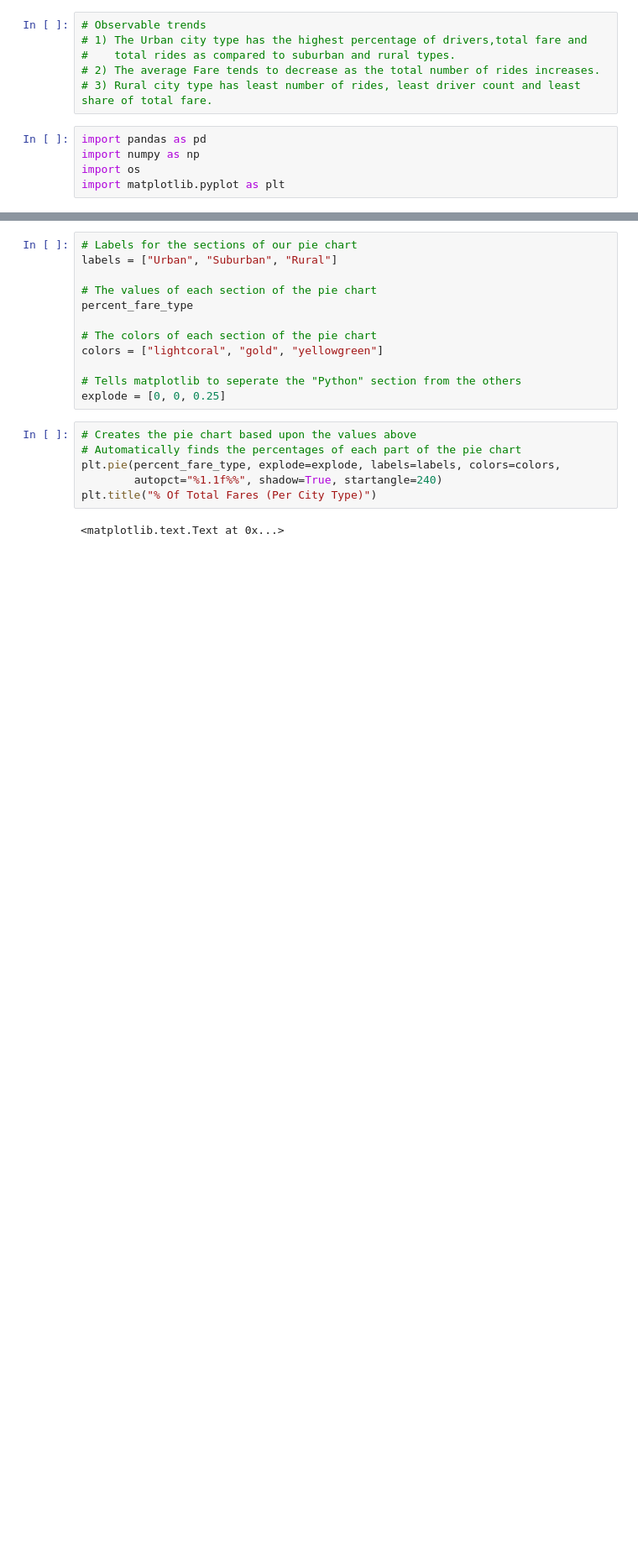
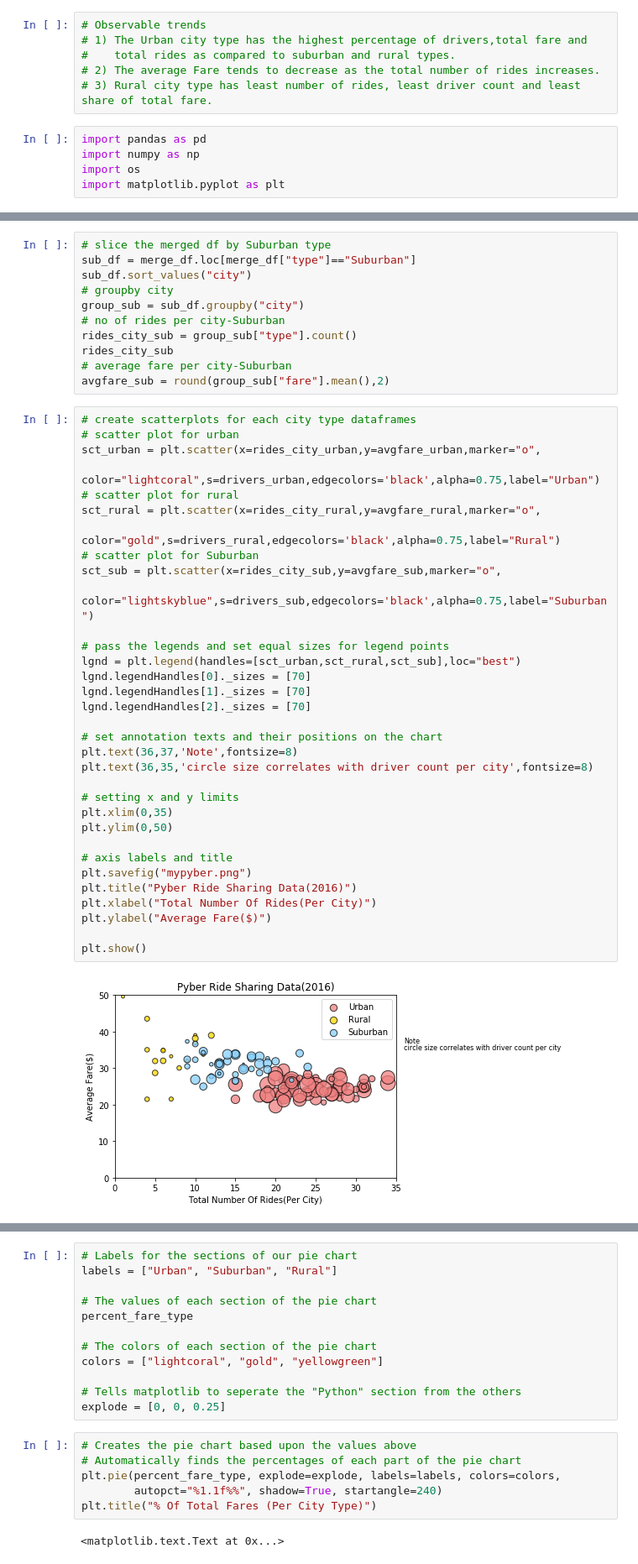
Before and after one commit to bharnats/Matplotlib-Pyber, a Jupyter notebook: Pyber.ipynb, the cells around one changed output, grey strips where cells are left out. Shown: that part at 84% size. Saved outputs shown, nothing was run; the diff lists cells and outputs as text; blank space fills up the shorter version.

Commit message:
passed legends and annotation text to the bubble plot

```diff
--- a/Pyber.ipynb
+++ b/Pyber.ipynb
@@ -82,3 +67,49 @@ plt.show()
+# %%
+# slice the merged df by Suburban type
+sub_df = merge_df.loc[merge_df["type"]=="Suburban"]
+sub_df.sort_values("city")
+# groupby city
+group_sub = sub_df.groupby("city")
+# no of rides per city-Suburban
+rides_city_sub = group_sub["type"].count()
+rides_city_sub
+# average fare per city-Suburban
+avgfare_sub = round(group_sub["fare"].mean(),2)
+# %%
+# create scatterplots for each city type dataframes
+# scatter plot for urban
+sct_urban = plt.scatter(x=rides_city_urban,y=avgfare_urban,marker="o",
+                        color="lightcoral",s=drivers_urban,edgecolors='black',alpha=0.75,label="Urban")
+# scatter plot for rural
+sct_rural = plt.scatter(x=rides_city_rural,y=avgfare_rural,marker="o",
+                        color="gold",s=drivers_rural,edgecolors='black',alpha=0.75,label="Rural")
+# scatter plot for Suburban
+sct_sub = plt.scatter(x=rides_city_sub,y=avgfare_sub,marker="o",
+                      color="lightskyblue",s=drivers_sub,edgecolors='black',alpha=0.75,label="Suburban")
+
+# pass the legends and set equal sizes for legend points
+lgnd = plt.legend(handles=[sct_urban,sct_rural,sct_sub],loc="best")
+lgnd.legendHandles[0]._sizes = [70]
+lgnd.legendHandles[1]._sizes = [70]
+lgnd.legendHandles[2]._sizes = [70]
+
+# set annotation texts and their positions on the chart
+plt.text(36,37,'Note',fontsize=8)
+plt.text(36,35,'circle size correlates with driver count per city',fontsize=8)
+
+# setting x and y limits
+plt.xlim(0,35)
+plt.ylim(0,50)
+
+# axis labels and title
+plt.savefig("mypyber.png")
+plt.title("Pyber Ride Sharing Data(2016)")
+plt.xlabel("Total Number Of Rides(Per City)")
+plt.ylabel("Average Fare($)")
+
+plt.show()
+# %% [output]
+[figure, added]
 # %%
 # pie charts
 # % of total fares by city type
```
Also changed, not shown: parts of 7 cells of this notebook.
